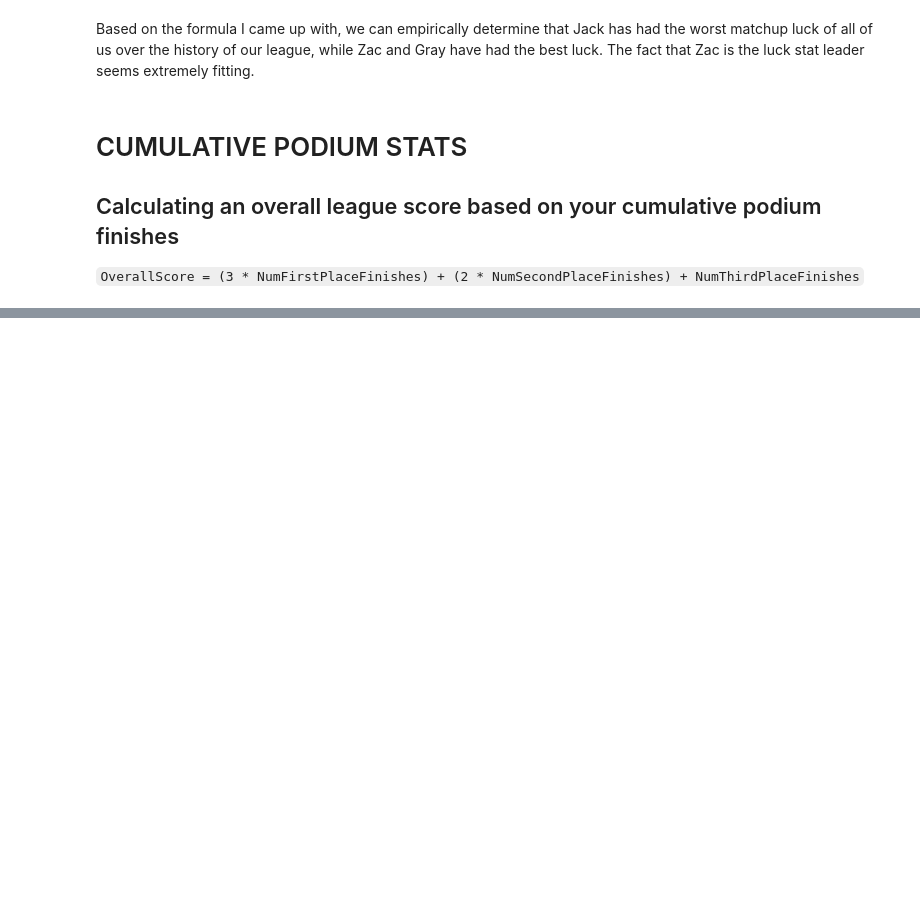
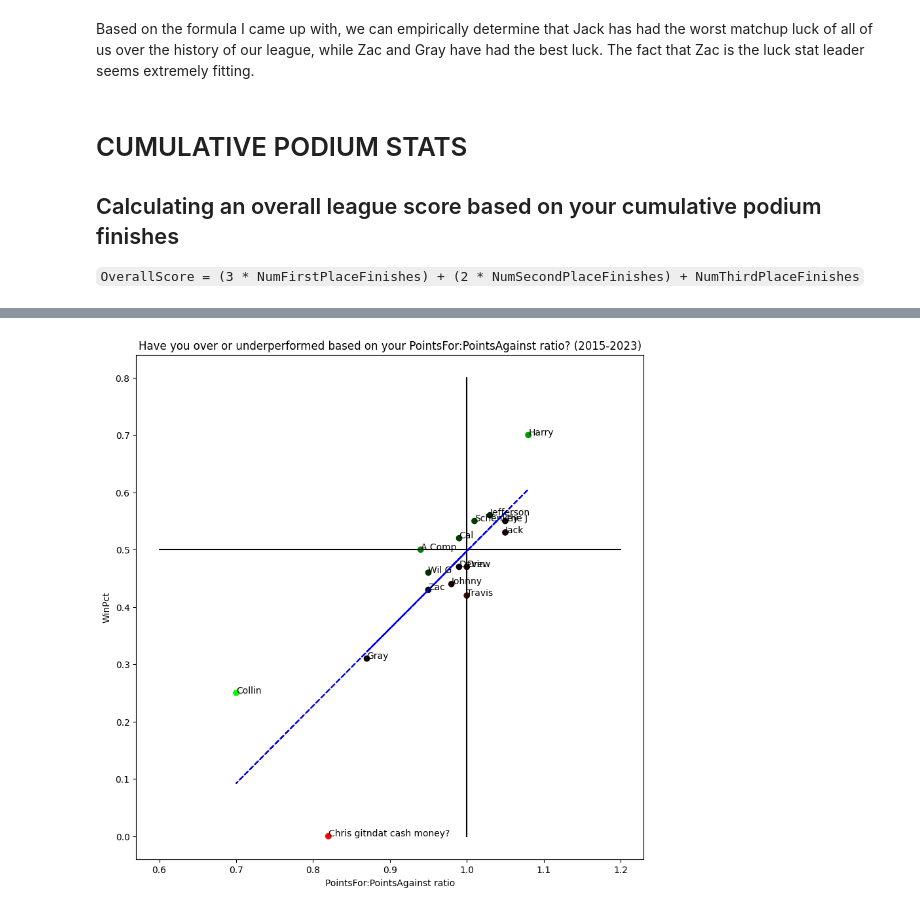
Before and after one commit to tthompson691/FFPlayground, a Jupyter notebook: src/visuals.ipynb, the cells around one changed output, grey strips where cells are left out. Saved outputs shown, nothing was run; the diff lists cells and outputs as text; code cells hidden in the pictures; blank space fills up the shorter version.

```diff
--- a/src/visuals.ipynb
+++ b/src/visuals.ipynb
@@ -160,0 +149,38 @@ Here we can see that poor Harry "early 90s Bills" Sharp has smelled victory 4(!)
+# %%
+with open(os.path.join(SQL_PATH, "analytics", "lifetime_pfa_vs_winpct.sql"), "r") as f:
+    query = f.read()
+
+df = pd.read_sql(sql=query, con=con)
+# %%
+def get_colors(df):
+    df["diffs"] = df["WinPct"] - df["ExpectedWinPct"]
+    max_success = df["diffs"].max()
+    max_fail = df["diffs"].min()
+    df["Color"] = df.apply(lambda x: (0, x["diffs"] / max_success, 0) if x["diffs"] > 0 else (x["diffs"] / max_fail, 0, 0), axis=1)
+    return df
+
+z = np.polyfit(df["Ratio"], df["WinPct"], 1)
+p = np.poly1d(z)
+df["ExpectedWinPct"] = p(df["Ratio"])
+df = get_colors(df)
+
+fig, ax = plt.subplots()
+x_spot = 1
+y_spot = 0.5
+ax.scatter(x=df["Ratio"], y=df["WinPct"], color=df["Color"])
+line = mlines.Line2D([x_spot, x_spot], [0,0.8], color="black")
+line2 = mlines.Line2D([0.6, 1.2], [y_spot, y_spot], color="black")
+ax.add_line(line)
+ax.add_line(line2)
+
+ax.plot(df["Ratio"], df["ExpectedWinPct"], "b--")
+ax.set_xlabel("PointsFor:PointsAgainst ratio")
+ax.set_ylabel("WinPct")
+fig.set_figwidth(10)
+fig.set_figheight(10)
+ax.set_title("Have you over or underperformed based on your PointsFor:PointsAgainst ratio? (2015-2023)")
+for i, name in enumerate(df["RealName"]):
+    ax.annotate(name, (df.loc[i, "Ratio"], df.loc[i, "WinPct"]))
+plt.show()
+# %% [output]
+[figure, added]
```
Also changed, not shown: parts of 10 cells of this notebook, 3 other files.
